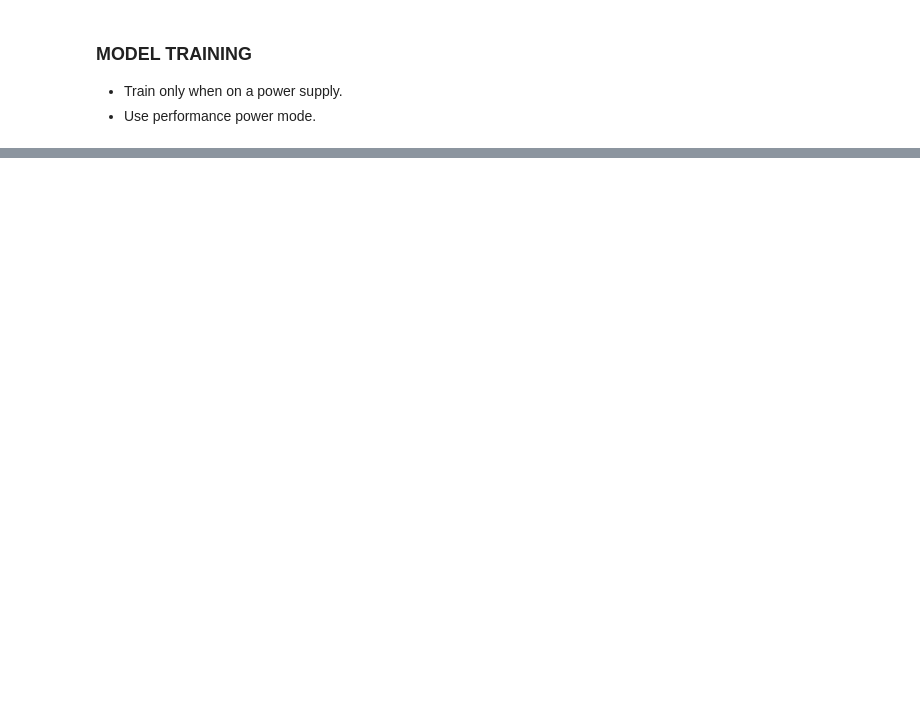
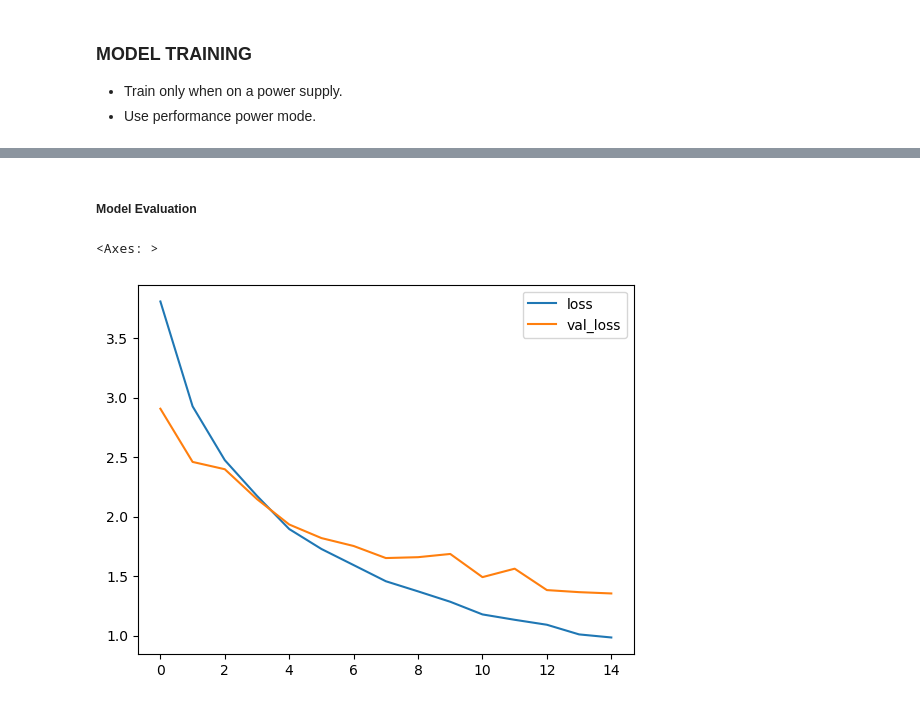
Before and after one commit to caffeinekeyboard/Skin_Cancer_Diagnosis, a Jupyter notebook: Model_Construction/InceptionResNetV2/InceptionResNetV2_Build.ipynb, the cells around one changed output, grey strips where cells are left out. Cells and saved outputs as stored; diff of their text form; code cells hidden in the pictures; blank space fills up the shorter version.

```diff
--- a/Model_Construction/InceptionResNetV2/InceptionResNetV2_Build.ipynb
+++ b/Model_Construction/InceptionResNetV2/InceptionResNetV2_Build.ipynb
@@ -103,22 +114,21 @@ Clipping input data to the valid range for imshow with RGB data ([0..1] for floa
 - _Dropout Layer_
 - _Output Dense Layer_
 # %%
-from tensorflow.keras.applications import *
-from tensorflow.keras.layers import Flatten, Dense, Input, Dropout,GlobalAveragePooling2D
-from tensorflow.keras.models import Model
-from tensorflow.keras.optimizers import Adam
+#Build model
+base_model = tf.keras.applications.InceptionResNetV2(weights='imagenet', include_top=False, input_shape=(224, 224, 3))
 
-base_model = InceptionResNetV2(weights='imagenet', include_top=False, input_shape=(224, 224, 3))
+for i in range(0, 100):
+    base_model.layers[i].trainable = False
 
-for layer in base_model.layers:
-    layer.trainable = True
+# for layer in base_model.layers:
+#     print(layer.name, layer.trainable)
 
 x = base_model.output
-x = GlobalAveragePooling2D()(x)
-x = Dense(128,kernel_regularizer='l2',activation='relu')(x)
-x = Dropout(0.5)(x)
-x = Dense(7, activation='softmax')(x)
-incres_model = Model(inputs=base_model.input, outputs=x)
+x = tf.keras.layers.GlobalAveragePooling2D()(x)
+x = tf.keras.layers.Dense(128,kernel_regularizer='l2',activation='relu')(x)
+x = tf.keras.layers.Dropout(0.5)(x)
+x = tf.keras.layers.Dense(7, activation='softmax')(x)
+incres_model = tf.keras.models.Model(inputs=base_model.input, outputs=x)
 
 
 incres_model.summary()
@@ -143,18 +160,14 @@ ________________________________________________________________________________
 # %%
-optimizer = Adam(0.0001)
+optimizer = tf.keras.optimizers.Adam(0.0001)
 incres_model.compile(loss="categorical_crossentropy", optimizer=optimizer, metrics=["accuracy"])
 # %% [markdown]
 ### **MODEL TRAINING**
 - Train only when on a power supply.
 - Use performance power mode.
 # %%
-from tensorflow.keras.callbacks import ReduceLROnPlateau
-from tensorflow.keras.callbacks import EarlyStopping
-from tensorflow.keras.callbacks import ModelCheckpoint
-
-lr_reduce = ReduceLROnPlateau(monitor='val_accuracy', factor=0.5, patience=2,mode='max', min_lr=0.00001,verbose=1)
-early_stop = EarlyStopping(monitor="val_loss", patience=2, verbose=1)
-model_chkpt = ModelCheckpoint('best_model_dn121.hdf5',save_best_only=True, monitor='val_accuracy',verbose=1)
+lr_reduce = tf.keras.callbacks.ReduceLROnPlateau(monitor='val_accuracy', factor=0.5, patience=2,mode='max', min_lr=0.00001,verbose=1)
+early_stop = tf.keras.callbacks.EarlyStopping(monitor="val_loss", patience=2, verbose=1)
+model_chkpt = tf.keras.callbacks.ModelCheckpoint('best_model_dn121.hdf5',save_best_only=True, monitor='val_accuracy',verbose=1)
 
 callback_list = [model_chkpt,lr_reduce]
 # %%
@@ -189,3 +211,11 @@ Detected at node model_3/block17_15_conv/Conv2D defined at (most recent call las
+# %% [markdown]
+##### Model Evaluation
 # %%
 df=pd.DataFrame(incres_model.history.history)
 df.to_csv('hist3.csv')
+# %%
+metrics = pd.DataFrame(incres_model.history.history)
+metrics[["loss","val_loss"]].plot()
+# %% [output]
+<Axes: >
+[figure, added]
```
Also changed, not shown: parts of 15 cells of this notebook, 7 other files.
